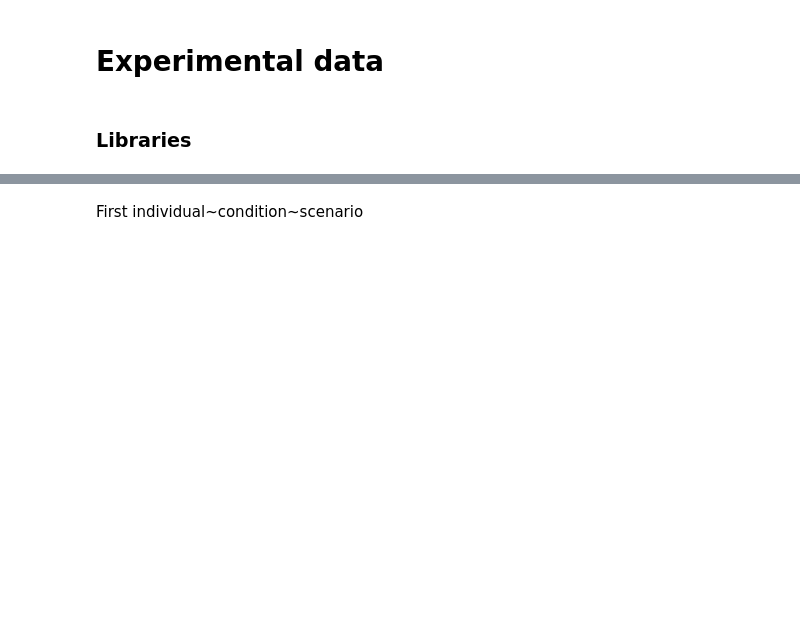
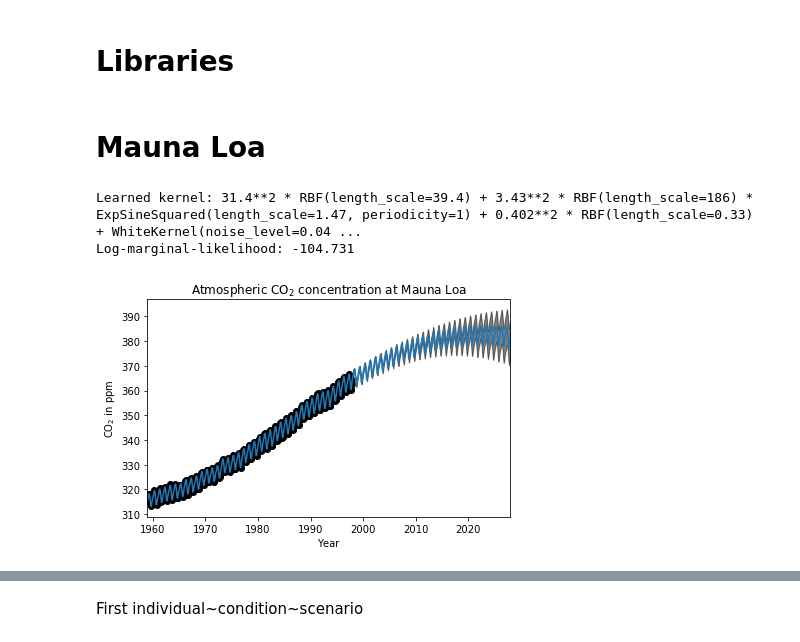
Before and after one commit to ericschulz/compforca, a Jupyter notebook: Data analysis/OBSOLETE Compositional Analysis - scikit learn.ipynb, the cells around one changed output, grey strips where cells are left out. Saved outputs shown, nothing was run; the diff lists cells and outputs as text; code cells hidden in the pictures; blank space fills up the shorter version.

```diff
--- a/Data analysis/OBSOLETE Compositional Analysis - scikit learn.ipynb
+++ b/Data analysis/OBSOLETE Compositional Analysis - scikit learn.ipynb
@@ -1,7 +1,5 @@
-# %% [markdown]
-# Experimental data
 # %% [markdown]
-### Libraries
+# Libraries
 # %%
 # Scikit learn
 import numpy as np
@@ -15,3 +13,59 @@ from sklearn.datasets import fetch_mldata
 
 # Others
 import csv
+# %% [markdown]
+# Mauna Loa
+# %%
+import numpy as np
+
+from matplotlib import pyplot as plt
+
+from sklearn.gaussian_process import GaussianProcessRegressor
+from sklearn.gaussian_process.kernels \
+    import RBF, WhiteKernel, RationalQuadratic, ExpSineSquared
+from sklearn.datasets import fetch_mldata
+
+data = fetch_mldata('mauna-loa-atmospheric-co2').data
+X = data[:, [1]]
+y = data[:, 0]
+
+
+# Kernel with optimized parameters
+k1 = 50.0**2 * RBF(length_scale=50.0)  # long term smooth rising trend
+k2 = 2.0**2 * RBF(length_scale=100.0) \
+    * ExpSineSquared(length_scale=1.0, periodicity=1.0,
+                     periodicity_bounds="fixed")  # seasonal component
+# medium term irregularities
+k3 = 0.5**2 * RationalQuadratic(length_scale=1.0, alpha=1.0)
+k4 = 0.1**2 * RBF(length_scale=0.1) \
+    + WhiteKernel(noise_level=0.1**2,
+                  noise_level_bounds=(1e-3, np.inf))  # noise terms
+
+kernel = k1 + k2 + k4
+
+gp = GaussianProcessRegressor(kernel=kernel, alpha=0, normalize_y=True)
+
+gp.fit(X, y)
+
+print("\nLearned kernel: %s" % gp.kernel_)
+print("Log-marginal-likelihood: %.3f"
+      % gp.log_marginal_likelihood(gp.kernel_.theta))
+
+X_ = np.linspace(X.min(), X.max() + 30, 1000)[:, np.newaxis]
+y_pred, y_std = gp.predict(X_, return_std=True)
+# %% [output]
+Learned kernel: 31.4**2 * RBF(length_scale=39.4) + 3.43**2 * RBF(length_scale=186) * ExpSineSquared(length_scale=1.47, periodicity=1) + 0.402**2 * RBF(length_scale=0.33) + WhiteKernel(noise_level=0.04 ...
+Log-marginal-likelihood: -104.731
+# %%
+# Illustration
+plt.scatter(X, y, c='k')
+plt.plot(X_, y_pred)
+plt.fill_between(X_[:, 0], y_pred - y_std, y_pred + y_std, alpha=0.5, color='k')
+plt.xlim(X_.min(), X_.max())
+plt.xlabel("Year")
+plt.ylabel(r"CO$_2$ in ppm")
+plt.title(r"Atmospheric CO$_2$ concentration at Mauna Loa")
+plt.tight_layout()
+plt.show()
+# %% [output]
+[figure, added]
```
Also changed, not shown: parts of 2 cells of this notebook, 4 other files.
